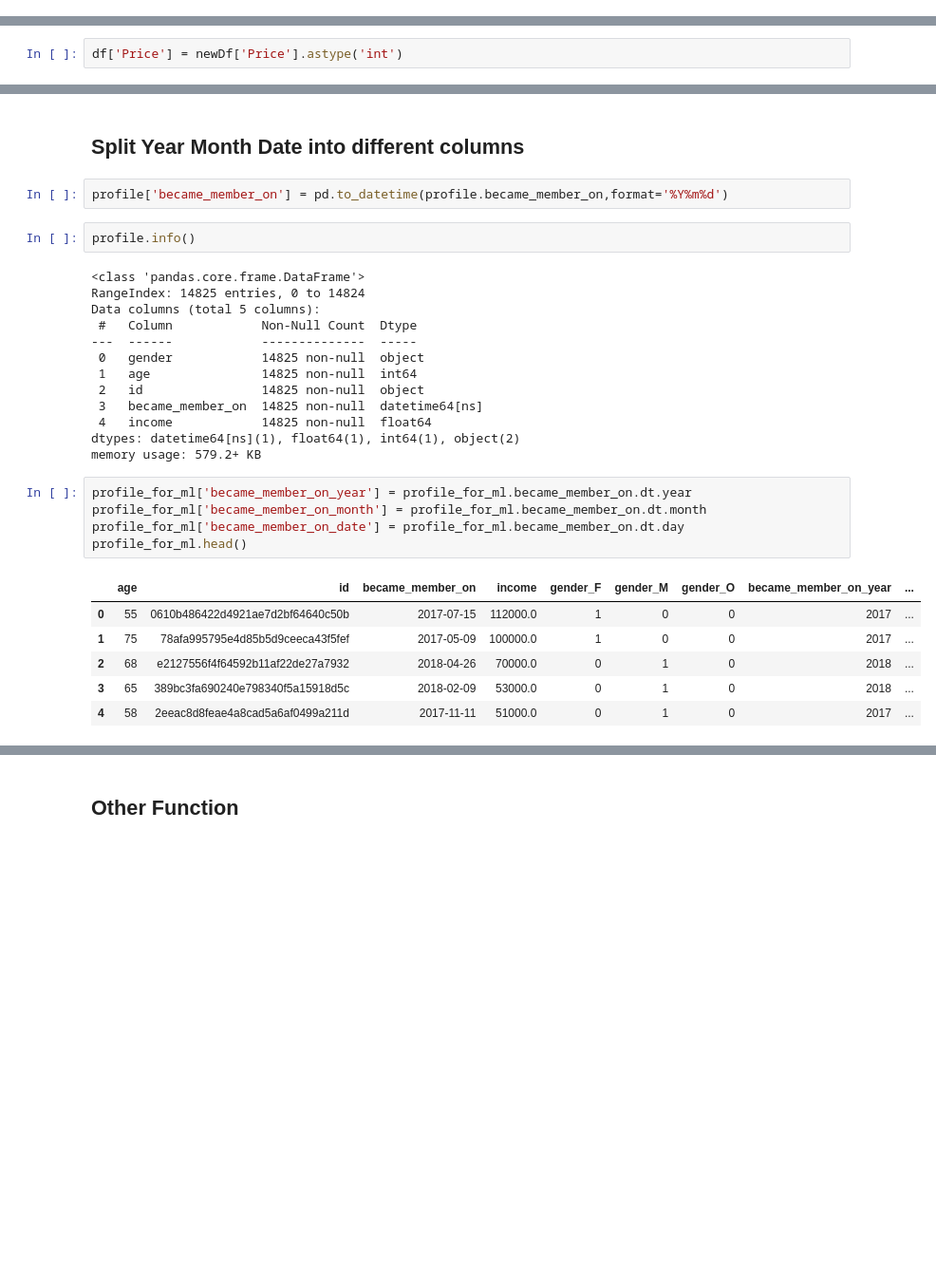
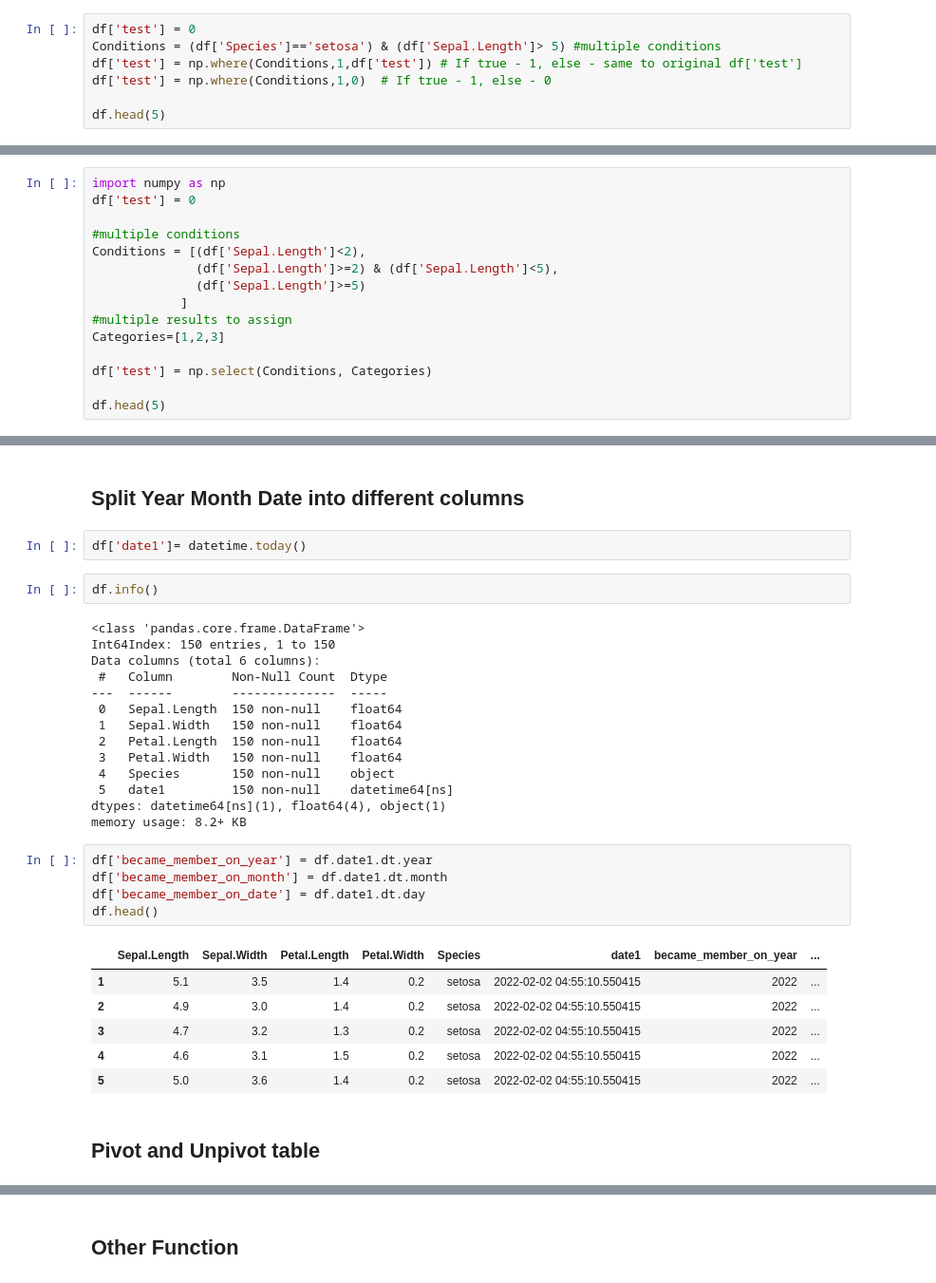
Before and after one commit to sssiro/My_Python_Notebook, a Jupyter notebook: PythonLearning.ipynb, the cells around one changed output, grey strips where cells are left out. Shown at 95% size. Saved outputs shown, nothing was run; the diff lists cells and outputs as text; blank space fills up the shorter version.

```diff
--- a/PythonLearning.ipynb
+++ b/PythonLearning.ipynb
@@ -672,0 +1022,7 @@ df.drop_duplicated(subset=[1,4]).shape
+# %%
+df['test'] = 0
+Conditions = (df['Species']=='setosa') & (df['Sepal.Length']> 5) #multiple conditions
+df['test'] = np.where(Conditions,1,df['test']) # If true - 1, else - same to original df['test']
+df['test'] = np.where(Conditions,1,0)  # If true - 1, else - 0
+
+df.head(5)
@@ -672,0 +1046,15 @@ df.drop_duplicated(subset=[1,4]).shape
+# %%
+import numpy as np
+df['test'] = 0
+
+#multiple conditions
+Conditions = [(df['Sepal.Length']<2),
+              (df['Sepal.Length']>=2) & (df['Sepal.Length']<5),
+              (df['Sepal.Length']>=5)
+            ]
+#multiple results to assign
+Categories=[1,2,3]
+
+df['test'] = np.select(Conditions, Categories)
+
+df.head(5)
@@ -677,3 +1074 @@ df.drop_duplicated(subset=[1,4]).shape
 df['Price'] = df.apply(lambda x: int(x['Price'].replace(',', '')),axis=1)
-# %%
-df['Price'] = newDf['Price'].astype('int')
@@ -752,31 +1140,34 @@ profile_for_ml = pd.get_dummies(profile_for_ml,columns=['gender'])
 # %% [markdown]
 ## Split Year Month Date into different columns
-# %%
-profile['became_member_on'] = pd.to_datetime(profile.became_member_on,format='%Y%m%d')
+# %%
+df['date1']= datetime.today()
 # %%
-profile.info()
+df.info()
 # %% [output]
 <class 'pandas.core.frame.DataFrame'>
-RangeIndex: 14825 entries, 0 to 14824
-Data columns (total 5 columns):
- #   Column            Non-Null Count  Dtype
----  ------            --------------  -----
- 0   gender            14825 non-null  object
- 1   age               14825 non-null  int64
- 2   id                14825 non-null  object
- 3   became_member_on  14825 non-null  datetime64[ns]
- 4   income            14825 non-null  float64
-dtypes: datetime64[ns](1), float64(1), int64(1), object(2)
-memory usage: 579.2+ KB
+Int64Index: 150 entries, 1 to 150
+Data columns (total 6 columns):
+ #   Column        Non-Null Count  Dtype
+---  ------        --------------  -----
+ 0   Sepal.Length  150 non-null    float64
+ 1   Sepal.Width   150 non-null    float64
+ 2   Petal.Length  150 non-null    float64
+ 3   Petal.Width   150 non-null    float64
+ 4   Species       150 non-null    object
+ 5   date1         150 non-null    datetime64[ns]
+dtypes: datetime64[ns](1), float64(4), object(1)
+memory usage: 8.2+ KB
 # %%
-profile_for_ml['became_member_on_year'] = profile_for_ml.became_member_on.dt.year
-profile_for_ml['became_member_on_month'] = profile_for_ml.became_member_on.dt.month
-profile_for_ml['became_member_on_date'] = profile_for_ml.became_member_on.dt.day
-profile_for_ml.head()
+df['became_member_on_year'] = df.date1.dt.year
+df['became_member_on_month'] = df.date1.dt.month
+df['became_member_on_date'] = df.date1.dt.day
+df.head()
 # %% [output]
-|  | age | id | became_member_on | income | gender_F | gender_M | gender_O | became_member_on_year | ... |
-| 0 | 55 | 0610b486422d4921ae7d2bf64640c50b | 2017-07-15 | 112000.0 | 1 | 0 | 0 | 2017 | ... |
-| 1 | 75 | 78afa995795e4d85b5d9ceeca43f5fef | 2017-05-09 | 100000.0 | 1 | 0 | 0 | 2017 | ... |
-| 2 | 68 | e2127556f4f64592b11af22de27a7932 | 2018-04-26 | 70000.0 | 0 | 1 | 0 | 2018 | ... |
-| 3 | 65 | 389bc3fa690240e798340f5a15918d5c | 2018-02-09 | 53000.0 | 0 | 1 | 0 | 2018 | ... |
-| 4 | 58 | 2eeac8d8feae4a8cad5a6af0499a211d | 2017-11-11 | 51000.0 | 0 | 1 | 0 | 2017 | ... |
+|  | Sepal.Length | Sepal.Width | Petal.Length | Petal.Width | Species | date1 | became_member_on_year | ... |
+| 1 | 5.1 | 3.5 | 1.4 | 0.2 | setosa | 2022-02-02 04:55:10.550415 | 2022 | ... |
+| 2 | 4.9 | 3.0 | 1.4 | 0.2 | setosa | 2022-02-02 04:55:10.550415 | 2022 | ... |
+| 3 | 4.7 | 3.2 | 1.3 | 0.2 | setosa | 2022-02-02 04:55:10.550415 | 2022 | ... |
+| 4 | 4.6 | 3.1 | 1.5 | 0.2 | setosa | 2022-02-02 04:55:10.550415 | 2022 | ... |
+| 5 | 5.0 | 3.6 | 1.4 | 0.2 | setosa | 2022-02-02 04:55:10.550415 | 2022 | ... |
+# %% [markdown]
+##  **Pivot and Unpivot table**
```
Also changed, not shown: parts of 87 cells of this notebook.
